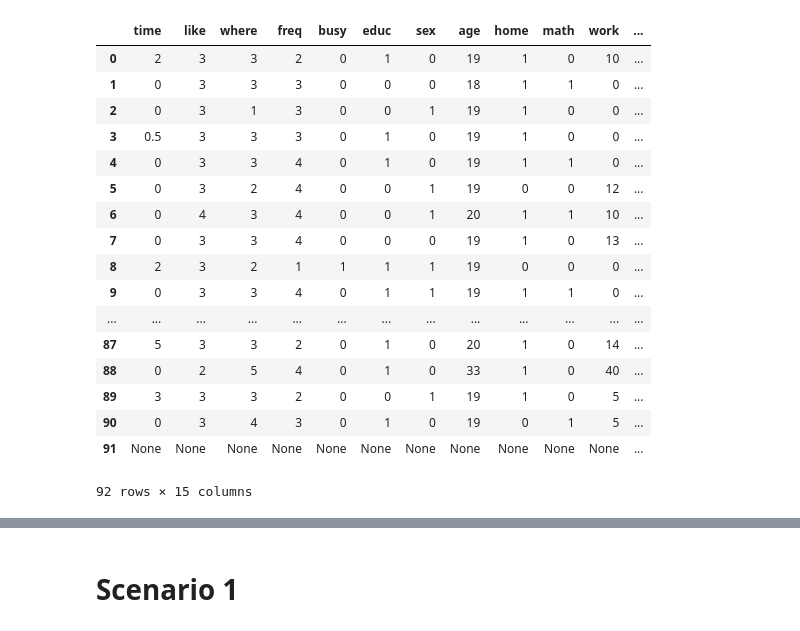
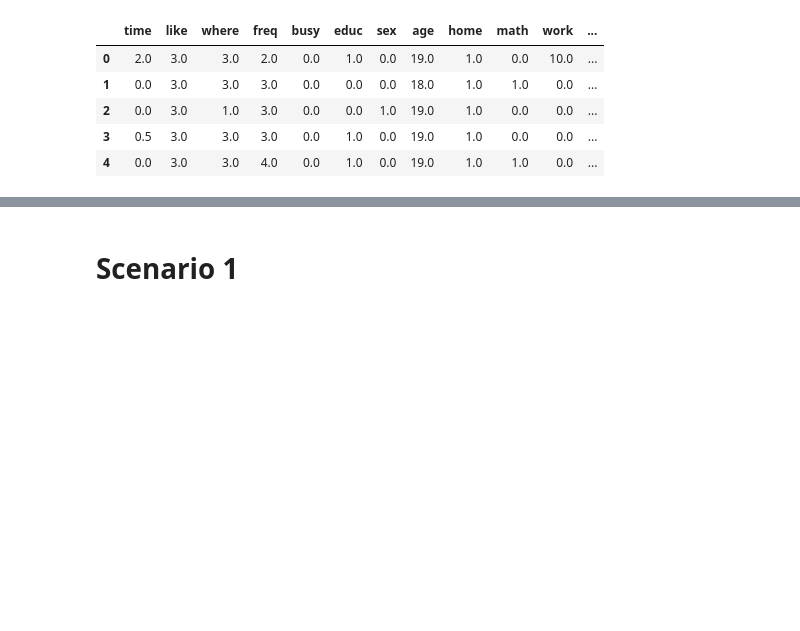
Before and after one commit to shy166/Data-Science-Investigation-Project, a Jupyter notebook: 189/HW2-shuibenyang.ipynb, the cells around one changed output, grey strips where cells are left out. Drawn from its saved outputs; the diff is of its cells as text; code cells hidden in the pictures; blank space fills up the shorter version.

```diff
--- a/189/HW2-shuibenyang.ipynb
+++ b/189/HW2-shuibenyang.ipynb
@@ -24,27 +25,16 @@ for i in templist:
     lst = []
 # %%
 data_1 = pd.DataFrame(data_1_raw[1:], columns = data_1_raw[0])
+data_1 = data_1.applymap(lambda x: pd.to_numeric(x))
 # %%
-data_1
+data_1.head()
 # %% [output]
 |  | time | like | where | freq | busy | educ | sex | age | home | math | work | ... |
-| 0 | 2 | 3 | 3 | 2 | 0 | 1 | 0 | 19 | 1 | 0 | 10 | ... |
-| 1 | 0 | 3 | 3 | 3 | 0 | 0 | 0 | 18 | 1 | 1 | 0 | ... |
-| 2 | 0 | 3 | 1 | 3 | 0 | 0 | 1 | 19 | 1 | 0 | 0 | ... |
-| 3 | 0.5 | 3 | 3 | 3 | 0 | 1 | 0 | 19 | 1 | 0 | 0 | ... |
-| 4 | 0 | 3 | 3 | 4 | 0 | 1 | 0 | 19 | 1 | 1 | 0 | ... |
-| 5 | 0 | 3 | 2 | 4 | 0 | 0 | 1 | 19 | 0 | 0 | 12 | ... |
-| 6 | 0 | 4 | 3 | 4 | 0 | 0 | 1 | 20 | 1 | 1 | 10 | ... |
-| 7 | 0 | 3 | 3 | 4 | 0 | 0 | 0 | 19 | 1 | 0 | 13 | ... |
-| 8 | 2 | 3 | 2 | 1 | 1 | 1 | 1 | 19 | 0 | 0 | 0 | ... |
-| 9 | 0 | 3 | 3 | 4 | 0 | 1 | 1 | 19 | 1 | 1 | 0 | ... |
-| ... | ... | ... | ... | ... | ... | ... | ... | ... | ... | ... | ... | ... |
-| 87 | 5 | 3 | 3 | 2 | 0 | 1 | 0 | 20 | 1 | 0 | 14 | ... |
-| 88 | 0 | 2 | 5 | 4 | 0 | 1 | 0 | 33 | 1 | 0 | 40 | ... |
-| 89 | 3 | 3 | 3 | 2 | 0 | 0 | 1 | 19 | 1 | 0 | 5 | ... |
-| 90 | 0 | 3 | 4 | 3 | 0 | 1 | 0 | 19 | 0 | 1 | 5 | ... |
-| 91 | None | None | None | None | None | None | None | None | None | None | None | ... |
+| 0 | 2.0 | 3.0 | 3.0 | 2.0 | 0.0 | 1.0 | 0.0 | 19.0 | 1.0 | 0.0 | 10.0 | ... |
+| 1 | 0.0 | 3.0 | 3.0 | 3.0 | 0.0 | 0.0 | 0.0 | 18.0 | 1.0 | 1.0 | 0.0 | ... |
+| 2 | 0.0 | 3.0 | 1.0 | 3.0 | 0.0 | 0.0 | 1.0 | 19.0 | 1.0 | 0.0 | 0.0 | ... |
+| 3 | 0.5 | 3.0 | 3.0 | 3.0 | 0.0 | 1.0 | 0.0 | 19.0 | 1.0 | 0.0 | 0.0 | ... |
+| 4 | 0.0 | 3.0 | 3.0 | 4.0 | 0.0 | 1.0 | 0.0 | 19.0 | 1.0 | 1.0 | 0.0 | ... |
-92 rows × 15 columns
 # %%
 data_2 = pd.read_csv('data_2.csv')
 # %%
```
Also changed, not shown: parts of 49 cells of this notebook.
